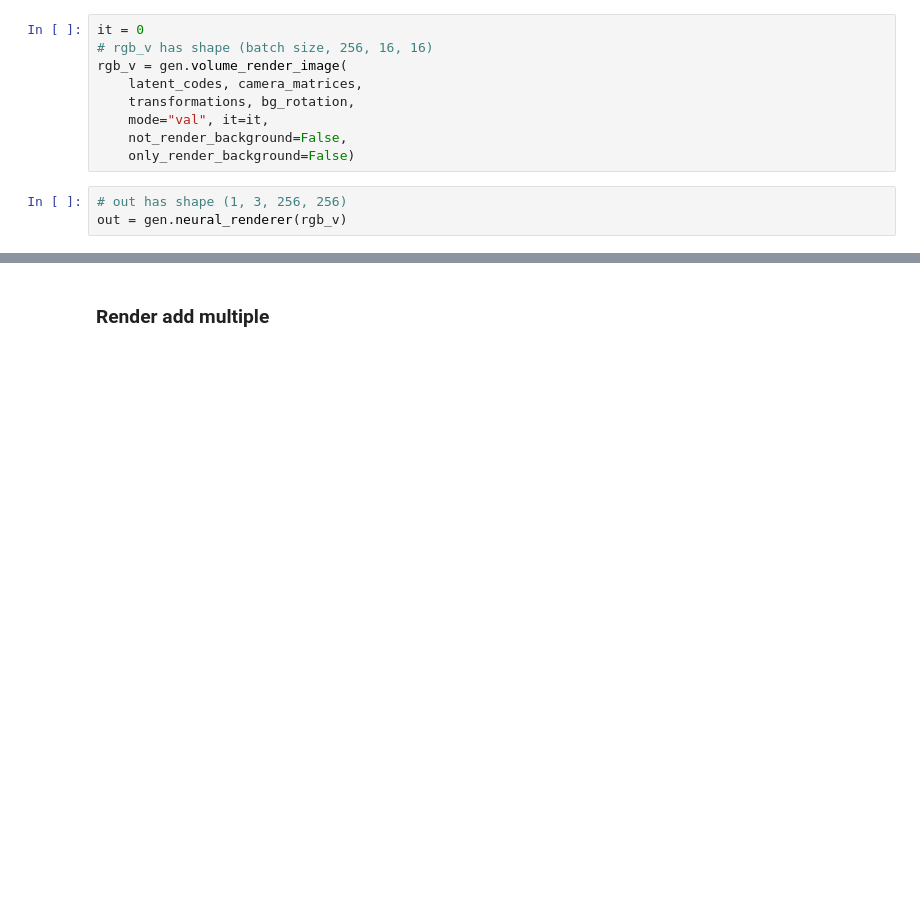
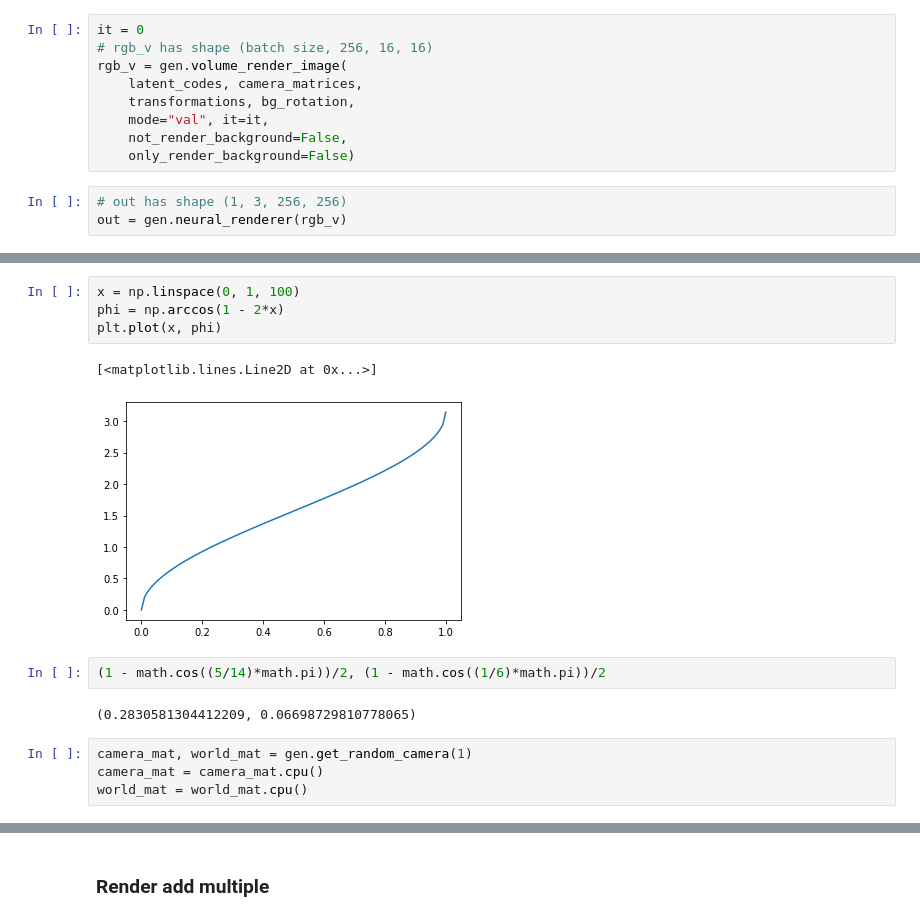
Before and after one commit to fireofearth/giraffe, a Jupyter notebook: test.render.cars256_pretrained.ipynb, the cells around one changed output, grey strips where cells are left out. Saved outputs shown, nothing was run; the diff lists cells and outputs as text; blank space fills up the shorter version.

```diff
--- a/test.render.cars256_pretrained.ipynb
+++ b/test.render.cars256_pretrained.ipynb
@@ -424,0 +465,15 @@ None
+# %%
+x = np.linspace(0, 1, 100)
+phi = np.arccos(1 - 2*x)
+plt.plot(x, phi)
+# %% [output]
+[<matplotlib.lines.Line2D at 0x...>]
+[figure, added]
+# %%
+(1 - math.cos((5/14)*math.pi))/2, (1 - math.cos((1/6)*math.pi))/2
+# %% [output]
+(0.2830581304412209, 0.06698729810778065)
+# %%
+camera_mat, world_mat = gen.get_random_camera(1)
+camera_mat = camera_mat.cpu()
+world_mat = world_mat.cpu()
```
Also changed, not shown: parts of 14 cells of this notebook.
